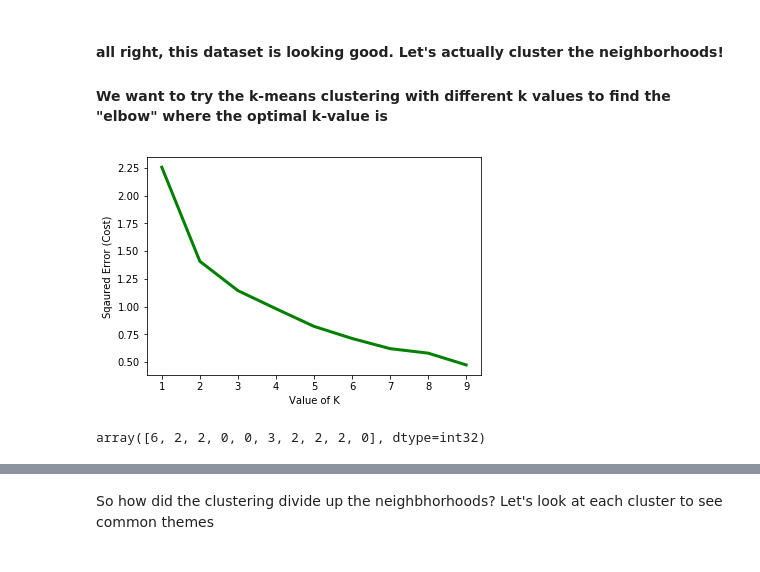
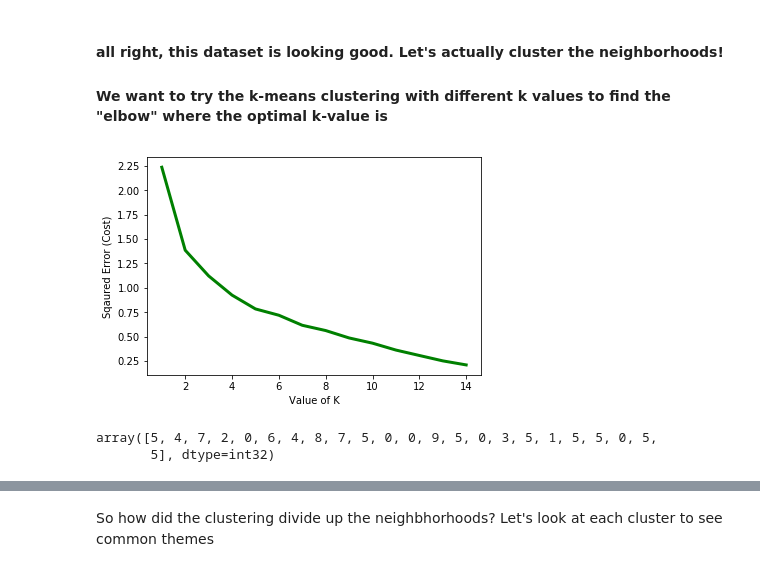
Before and after one commit to KyleStewartPhD/IBMcapstone, a Jupyter notebook: Capstone Project: Battle of the Neighbhorhoods.ipynb, the cells around one changed output, grey strips where cells are left out. Drawn from its saved outputs; the diff is of its cells as text; code cells hidden in the pictures.

```diff
--- a/Capstone Project: Battle of the Neighbhorhoods.ipynb
+++ b/Capstone Project: Battle of the Neighbhorhoods.ipynb
@@ -153,8 +153,10 @@ Libraries imported.
 lats = []
 longs = []
 for i in range(0,cities.shape[0]):
-    #print(cities['City'].iloc[i])
-    address = cities['City'].iloc[i]+', '+ cities['State'].iloc[i] #get city, state address string
+    if cities['City'].iloc[i]=='Maricopa':
+        address = "Maricopa, Pinal County, AZ, United States"  #otherwise, for this one city, the API returns long/lat for COUNTY, not city
+    else:
+        address = cities['City'].iloc[i]+', '+ cities['State'].iloc[i]+', United States' #get city, state, country address string
     geolocator = Nominatim(user_agent="phoenix_az_explorer")
     location = geolocator.geocode(address)
     latitude = location.latitude
@@ -203,18 +205,3 @@ cities
 | 20 | Eloy | 19168 | AZ | 32.755700 | -111.555042 |
 | 21 | Paradise Valley | 14293 | AZ | 33.542801 | -111.955600 |
 | 22 | Coolidge | 12698 | AZ | 32.977839 | -111.517624 |
-# %%
-#for some reason, geocorder gave wrong long/lat for a few cities:
-
-#Maricopa, AZ.  Real value: 33.0581° N, 112.0476° W
-cities.loc[ cities['City']=='Maricopa', ['Latitude']] = 33.0581
-cities.loc[ cities['City']=='Maricopa', ['Longitude']] = -112.0476
-
-#Surprise, AZ.  Real value: 33.6292° N, 112.3679° W
-cities.loc[ cities['City']=='Surprise', ['Latitude']] = 33.6292
-cities.loc[ cities['City']=='Surprise', ['Longitude']] = -112.3679
-
-cities
-
-#test_loc = geolocator.geocode('Maricopa, AZ')
-#print(test_loc.latitude, test_loc.longitude)
@@ -268,7 +237,7 @@ phoenix_map
 #Foursquare credentials
 CLIENT_ID = 'SJYY0EQQ5BWSVO21FST51XCBSUHIM3DQQJDQTUT01CUVESAZ' # your Foursquare ID
 CLIENT_SECRET = 'KGGU0NVWSLI5CEGLLMED4RW4VSHVDEZLNRGST0AUH1IBJLVY' # your Foursquare Secret
-VERSION = '20180605' # Foursquare API version
+VERSION = '20200701' # Foursquare API version
 
 print('Your credentails:')
 print('CLIENT_ID: ' + CLIENT_ID)
@@ -280,7 +249,7 @@ CLIENT_SECRET:KGGU0NVWSLI5CEGLLMED4RW4VSHVDEZLNRGST0AUH1IBJLVY
 # %% [markdown]
 Let's start by looking at venues around our input town:
 # %%
-city_name = 'Rancho Cucamonga'
+city_name = my_city #this is the "target city" from earlier
 
 city_data = cities[cities['City']==city_name]
 
@@ -292,13 +261,13 @@ print('Latitude and longitude values of {} are {}, {}.'.format(city_name,
                                                                city_longitude))
 
 # get Foursquare venues
-radius = 1000 #1 km from city center
-LIMIT = 200 #limit to 200 results
+radius = 2000 #2000 m from city center
+LIMIT = 100 #limit to 200 results
 latitude = city_latitude
 longitude = city_longitude
 url = 'https://api.foursquare.com/v2/venues/explore?client_id={}&client_secret={}&ll={},{}&v={}&radius={}&limit={}'.format(CLIENT_ID, CLIENT_SECRET, latitude, longitude, VERSION, radius, LIMIT)
 
 results = requests.get(url).json()
-#results    #uncomment to print out ALL the results
+results
 # %% [output]
 Latitude and longitude values of Rancho Cucamonga are 34.1033192, -117.5751735.
@@ -515,51 +526,45 @@ city_venues_sorted.head()
 # %%
 #let's try different k-means clustering fits, with different k's, to find optimum k value
 import matplotlib.pyplot as plt
 from matplotlib import style
 %matplotlib inline
 
 city_grouped_clustering = city_grouped
-#city_grouped_clustering['Population'] = cities_sorted['Population']/cities_sorted['Population'].max()  #uncomment if you want to include population in analysis
+city_grouped_clustering['Population'] = cities_sorted['Population']/cities_sorted['Population'].max()  #uncomment if you want to include population in analysis
 city_grouped_clustering = city_grouped_clustering.drop('City', 1)
 
 cost =[]
-kmax=10
+kmax=15
 for i in range(1, kmax):
     KM = KMeans(n_clusters = i, max_iter = 500)
     KM.fit(city_grouped_clustering)
 
     # calculates squared error
     # for the clustered points
     cost.append(KM.inertia_)
 
 # plot the cost against K values
 plt.plot(range(1, kmax), cost, color ='g', linewidth ='3')
 plt.xlabel("Value of K")
 plt.ylabel("Sqaured Error (Cost)")
 plt.show() # clear the plot
 
 # the point of the elbow is the
 # most optimal value for choosing k
-kclusters = 7  #there isn't exactly an elbow, but k=7 looks good enough
+kclusters = 10  #there isn't exactly an elbow, but k=7 looks good enough
 # %% [output]
-[figure, old version]
+[figure, new version]
 # %%
-#set number of clusters
-#kclusters = 10
-
-#city_grouped_clustering = city_grouped
-#city_grouped_clustering['Population'] = cities_sorted['Population']/cities_sorted['Population'].max()  #uncomment if you want to include population in analysis
-#city_grouped_clustering = city_grouped_clustering.drop('City', 1)
-
-# run k-means clustering
+# run k-means clustering with best cluster k
 kmeans = KMeans(n_clusters=kclusters, random_state=0).fit(city_grouped_clustering)
 
 # check cluster labels generated for each row in the dataframe
-kmeans.labels_[0:10]
+kmeans.labels_
 
 #city_grouped_clustering.head()
 # %% [output]
-array([6, 2, 2, 0, 0, 3, 2, 2, 2, 0], dtype=int32)
+array([5, 4, 7, 2, 0, 6, 4, 8, 7, 5, 0, 0, 9, 5, 0, 3, 5, 1, 5, 5, 0, 5,
+       5], dtype=int32)
 # %%
 # add clustering labels
 try:
```
Also changed, not shown: parts of 15 cells of this notebook.
